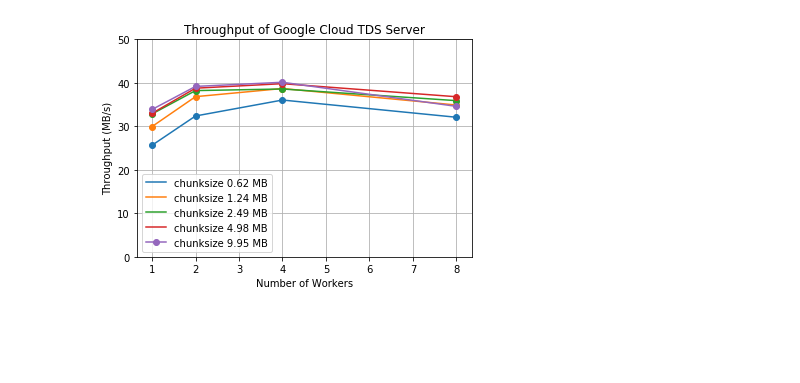
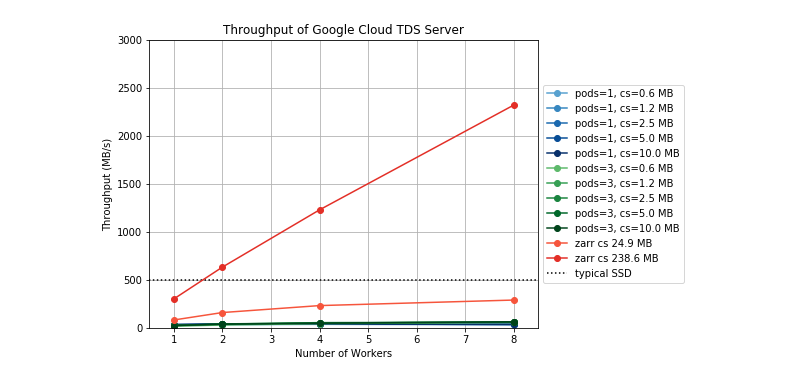
Before and after one commit to rabernat/pangeo_esgf_demo, a Jupyter notebook: analyze_benchmarks.ipynb, the cells around one changed output. Saved outputs shown, nothing was run; the diff lists cells and outputs as text; code cells hidden in the pictures; blank space fills up the shorter version.

```diff
--- a/analyze_benchmarks.ipynb
+++ b/analyze_benchmarks.ipynb
@@ -4,6 +5,14 @@ from matplotlib import pyplot as plt
 %matplotlib inline
 # %%
-df = pd.read_csv("benchmark.csv", parse_dates=['timestamp'])
+nt_gfdl = 6000
+nt_newmann = 12054*9
+
+df1 = pd.read_csv("benchmark.csv", parse_dates=['timestamp'])
+df1['n_tds_pods'] = 1
+df2 = pd.read_csv("benchmark_3pods.csv", parse_dates=['timestamp'])
+df2['n_tds_pods'] = 3
+df = pd.concat([df1, df2])
 df = df.drop(df.columns[0], axis=1)
+df['n_chunks'] = nt_gfdl
 df
 # %% [output]
@@ -27,5 +36,9 @@ df
 # %%
-df_zarr = pd.read_csv("benchmark_zarr.csv", parse_dates=['timestamp'])
+fnames_zarr = ['benchmark_zarr.csv', 'benchmark_zarr_newmann.csv']
+
+df_zarr = pd.concat([pd.read_csv(fname, parse_dates=['timestamp']) for fname in fnames_zarr])
 df_zarr = df_zarr.drop(df_zarr.columns[0], axis=1)
+df_zarr['n_chunks'] = nt_gfdl
+df_zarr.n_chunks[df_zarr.chunksize==287] = nt_newmann
 df_zarr
 # %% [output]
@@ -38,7 +59,7 @@ df_zarr
 # %%
 # add a few columns of derived data
+
 df['throughput'] = df.datasize / df.runtime
-df['chunksize_mb'] = df.datasize / 6000 * df.chunksize
+df['chunksize_mb'] = df.datasize / df.n_chunks * df.chunksize
 df_zarr['throughput'] = df_zarr.datasize / df_zarr.runtime
-df_zarr['chunksize_mb'] = df_zarr.datasize / 6000 * df_zarr.chunksize
-zarr_cs = df_zarr.chunksize_mb.values[0]
+df_zarr['chunksize_mb'] = df_zarr.datasize / df_zarr.n_chunks * df_zarr.chunksize
@@ -45,17 +101,22 @@ zarr_cs = df_zarr.chunksize_mb.values[0]
 # %%
-fig, ax = plt.subplots()
-
-for name, group in df.groupby('chunksize_mb'):
+ax.set_prop_cycle(cycler.cycler('color', reds[5:]))
+for name, group in df_zarr[df_zarr.nworkers<=8].groupby('chunksize_mb'):
     group.plot(x='nworkers', y='throughput',
                marker='o',
-               label=f'chunksize {name:3.2f} MB', ax=ax)
+               label=f'zarr cs {name:3.1f} MB', ax=ax,
+               legend=False)
 
+#ax.set_ylim([10, 10000])
+#ax.set_yscale('log')
+#ax.set_xscale('log')
 ax.set_xlabel('Number of Workers')
-ax.set_ylabel('Throughput (MB/s)')
-ax.set_ylim([0, 50])
+ax.set_ylim([0, 3000])
 ax.grid()
-ax.set_title('Throughput of Google Cloud TDS Server')
-
-fig.savefig('thredds_throughput.pdf')
+ax.hlines(500, 0, 10, linestyles=':', label='typical SSD')
+ax.set_xlim([0.5, 8.5])
+ax.legend(loc='center left', bbox_to_anchor=(1, 0.5))
+display(fig)
+ax.set_title('Throughput of Zarr vs. TDS Server')
+fig.savefig('zarr_vs_thredds_throughput.pdf')
 # %% [output]
-[figure, old version]
+[figure, new version]
```
Also changed, not shown: parts of 5 cells of this notebook, 4 other files.
